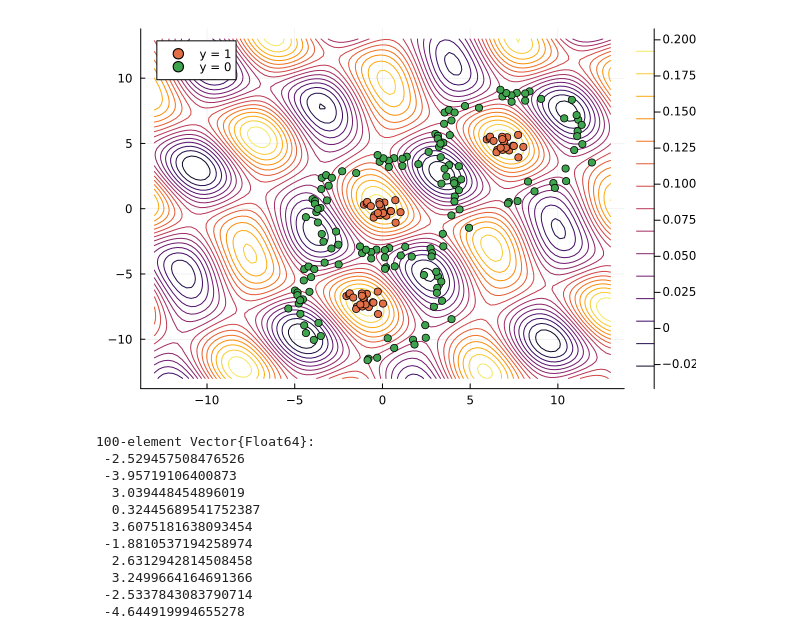
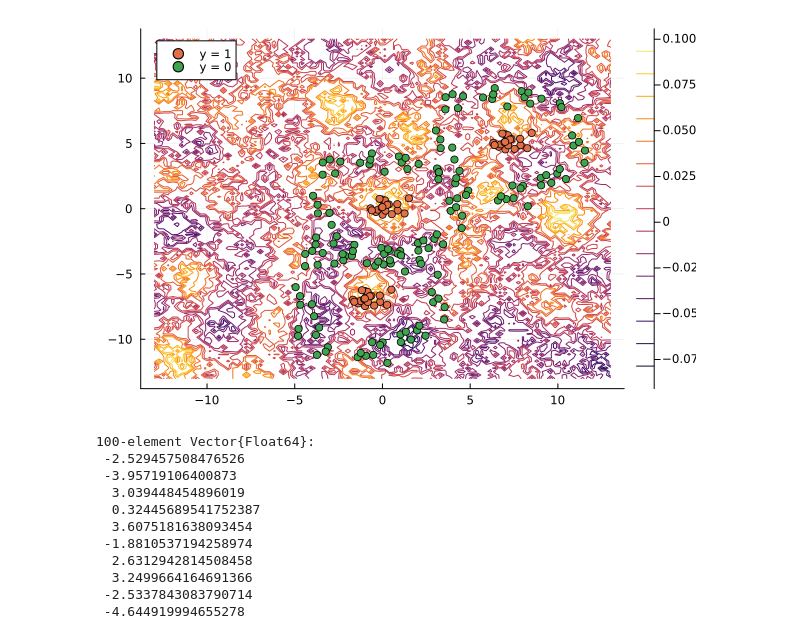
Before and after one commit to grsbe/qsrfe, a Jupyter notebook: 2dtest.ipynb, the cells around one changed output. Saved outputs shown, nothing was run; the diff lists cells and outputs as text; code cells hidden in the pictures.

```diff
--- a/2dtest.ipynb
+++ b/2dtest.ipynb
@@ -34,16 +34,17 @@ end
 zz = zz[2:size(zz,1),:];
 # %%
 #prediction contour plot
-srfe = qsrfe.srfeRegressor(;N=600, λ= 0.2, intercept=false)
+quantizer = qsrfe.ΣΔQ(K=2,λ=5,condense=true)
+srfe = qsrfe.srfeRegressor(;N=5000, λ= 0.012, intercept=false)
 
-c, ω, ζ = qsrfe.fit(srfe,xtrain,ytrain)
-zzz = qsrfe.predict(srfe,zz,c,ω,ζ)
+c, ω, ζ = qsrfe.fit(srfe,xtrain,ytrain,quantizer)
+zzz = qsrfe.predict(srfe,zz,c,ω,ζ,quantizer)
 zzz = reshape(zzz,(100,100))
 contour(x,y,zzz)
 scatter!(xtrain[ytrain .== 1,1],xtrain[ytrain .== 1,2], label="y = 1")
 scatter!(xtrain[ytrain .== 0,1],xtrain[ytrain .== 0,2],label="y = 0")
 # %% [output]
-[figure, old version]
+[figure, new version]
 # %%
 xtrain[ytrain .== 0,1]
 # %% [output]
```
Also changed, not shown: 2 other files.
